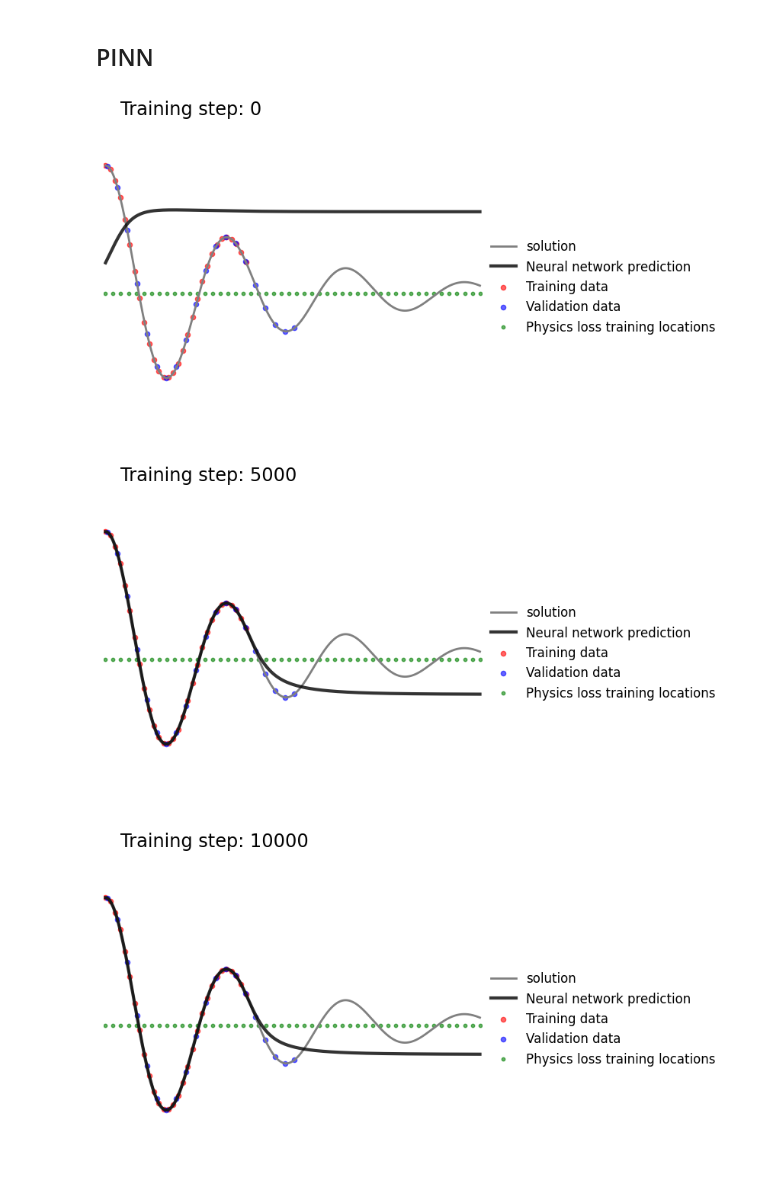
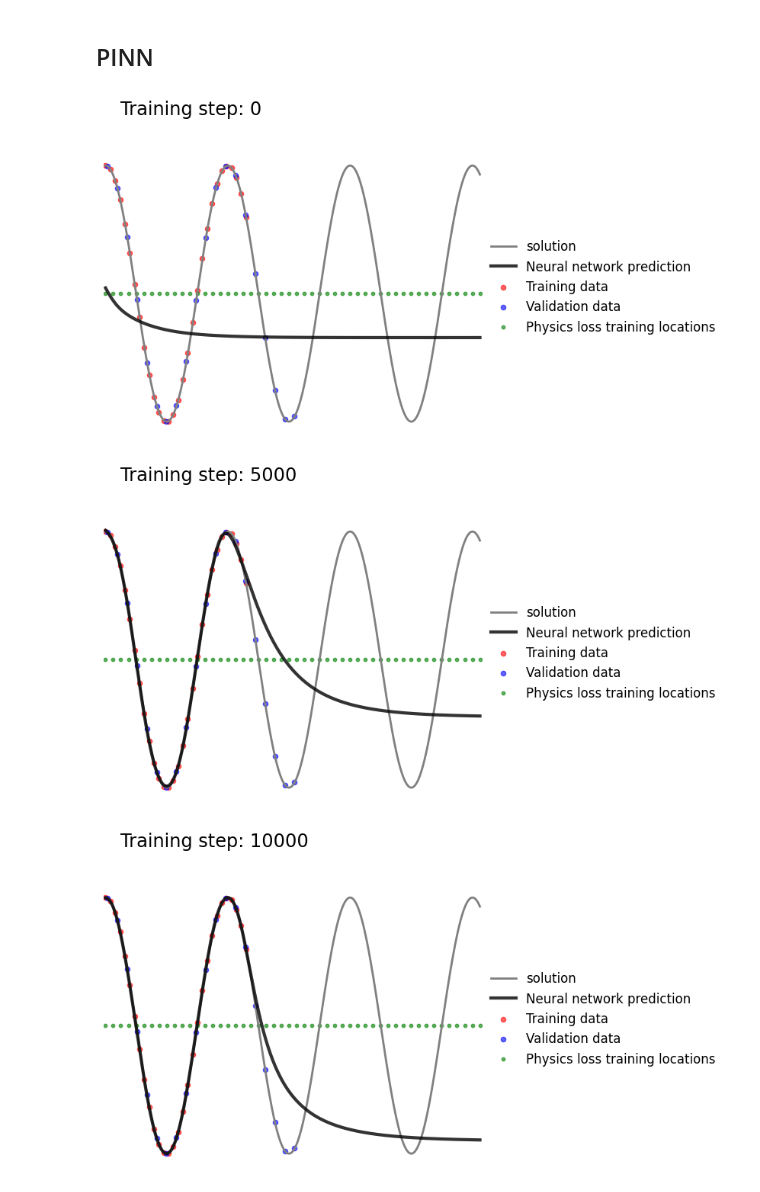
Before and after one commit to Mehdi-Haned/PINNs-Spring2025, a Jupyter notebook: Nonlinear_Pendelum_PINN.ipynb, the cells around one changed output. Saved outputs shown, nothing was run; the diff lists cells and outputs as text; code cells hidden in the pictures.

Commit message:
Added energy to pendulum ODE

```diff
--- a/Nonlinear_Pendelum_PINN.ipynb
+++ b/Nonlinear_Pendelum_PINN.ipynb
@@ -57,9 +57,11 @@ class FCN(nn.Module):
 # w0^2 = g/L,
 
 w0 = 1
-b  = 0.25
+b  = 0
 
 X0 = [np.pi/4, 0]
+
+E  = 1/2 * X0[1]**2 + -w0**2 * np.cos(X0[0])
 
 # time domain
 ti = 0
@@ -149,7 +151,7 @@ optimizer = torch.optim.Adam(PINN.parameters(), lr = 1e-4)
 scheduler = torch.optim.lr_scheduler.ExponentialLR(optimizer, gamma=1)
 
 # Number of training steps
-epochs = 20_000 + 1
+epochs = 30_000 + 1
 
 # Weights for loss function
 w1 = 1e-1 # weight for data loss
@@ -184,10 +186,12 @@ for i in range(epochs):
     dv  = torch.autograd.grad(v, t_physics, torch.ones_like(v), create_graph=True)[0]
     d2v = torch.autograd.grad(dv,  t_physics, torch.ones_like(dv),  create_graph=True)[0]
     physics = d2v + b*dv + (w0**2)*torch.sin(v)
+    energy_diff  = (0.5*dv**2 - w0**2*torch.cos(v)) - E
     loss_ODE = torch.mean(physics**2)
+    loss_energy = torch.mean(energy_diff**2)
 
     # Compute total loss
-    loss = loss_position + w1*loss_velocity + w2*loss_ODE
+    loss = loss_position + w1*loss_velocity + w2*loss_energy
     training_loss.append(loss.detach())
 
     # Backpropagate the loss
@@ -211,34 +215,36 @@ for i in range(epochs):
     du_val = torch.autograd.grad(u_val, t_validation, torch.ones_like(u_val), create_graph=True)[0]
     loss_velocity_val = torch.mean((du_val - dx_val)**2)
 
     v_val  = PINN(t_validation)
     dv_val  = torch.autograd.grad(v_val, t_validation, torch.ones_like(v_val), create_graph=True)[0]
     d2v_val = torch.autograd.grad(dv_val,  t_validation, torch.ones_like(dv_val),  create_graph=True)[0]
     physics_val = d2v_val + b*dv_val + (w0**2)*torch.sin(v_val)
+    energy_diff_val  = (0.5*dv_val**2 - w0**2*torch.cos(v_val)) - E
     loss_ODE_val = torch.mean(physics_val**2)
+    loss_energy_val = torch.mean(energy_diff_val**2)
 
-    loss_val = loss_position_val + w1*loss_velocity_val + w2*loss_ODE_val
+    loss_val = loss_position_val + w1*loss_velocity_val + w2*loss_energy_val
     validation_loss.append(loss_val.detach())
 
     # ===
     # Plotting
     # ===
 
     if (i % 200) == 0:
         u = PINN(t).detach()
         tp = t_physics.detach()
 
         plot_result(i, t, x, t_data, x_data, u, tp, t_val, x_val)
 
         file = "plots/PINN_Nonlinear_Pendulum_%.8i.png"%(i)
         plt.savefig(file, bbox_inches='tight', pad_inches=0.1, dpi=100, facecolor="white")
         files.append(file)
 
         if (i % 5_000) == 0: plt.show()
         else: plt.close("all")
 
 save_gif_PIL("gifs/PINN_Nonlinear_Pendulum.gif", files, fps=20, loop=0)
 # %% [output]
-[figure, old version]
+[figure, new version]
-[figure, old version]
+[figure, new version]
-[figure, old version]
+[figure, new version]
```
Also changed, not shown: parts of 3 cells of this notebook, 1 other file.
